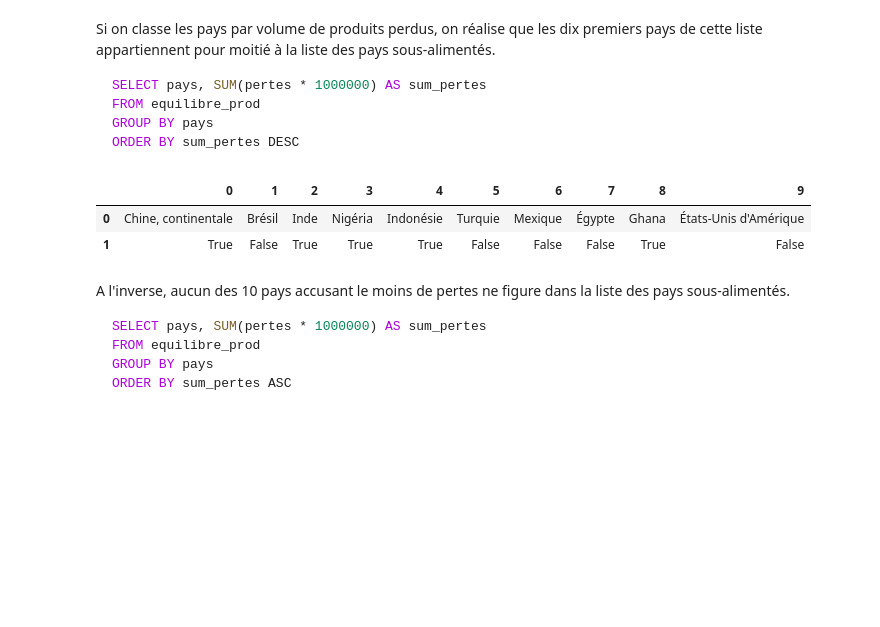
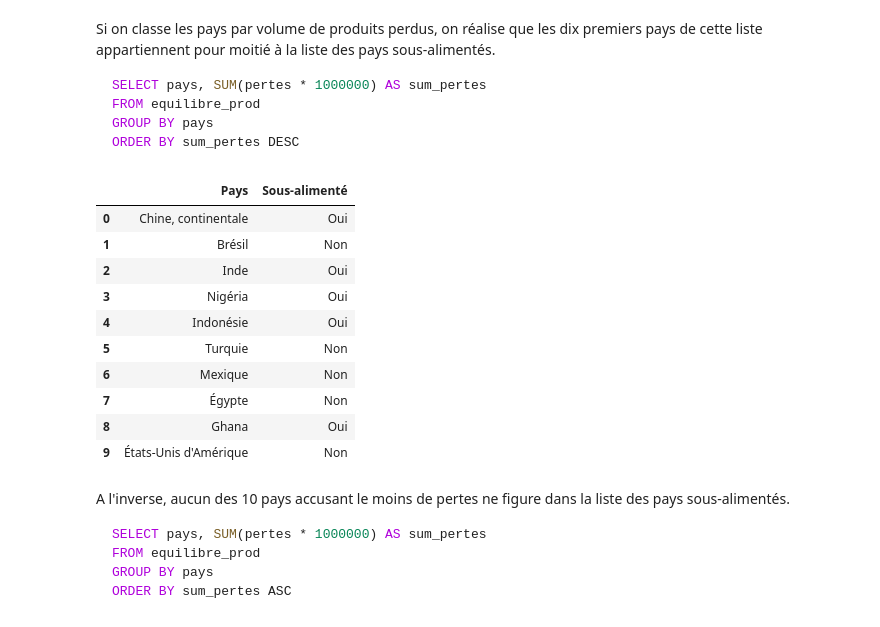
Before and after one commit to gllmfrnr/oc-da, a Jupyter notebook: p3/p3.ipynb, the cells around one changed output. Drawn from its saved outputs; the diff is of its cells as text; code cells hidden in the pictures; blank space fills up the shorter version.

````diff
--- a/p3/p3.ipynb
+++ b/p3/p3.ipynb
@@ -1490,25 +1555,35 @@ ORDER BY sum_pertes DESC
 # %%
 pays_pertes_desc = pd.Series([
     'Chine, continentale',
     'Brésil',
     'Inde',
     'Nigéria',
     'Indonésie',
     'Turquie',
     'Mexique',
     'Égypte',
     'Ghana',
     'États-Unis d\'Amérique'
 ])
 
 pd.DataFrame([
     pays_pertes_desc,
-    pays_pertes_desc.isin(liste_pays_sousnutrition)
-])
+    pays_pertes_desc.isin(liste_pays_sousnutrition).astype(str).replace({
+        'True' : 'Oui',
+        'False' : 'Non'})
+]).T.rename(columns={0 : 'Pays', 1 : 'Sous-alimenté'})
 # %% [output]
-|  | 0 | 1 | 2 | 3 | 4 | 5 | 6 | 7 | 8 | 9 |
-| 0 | Chine, continentale | Brésil | Inde | Nigéria | Indonésie | Turquie | Mexique | Égypte | Ghana | États-Unis d'Amérique |
-| 1 | True | False | True | True | True | False | False | False | True | False |
+|  | Pays | Sous-alimenté |
+| 0 | Chine, continentale | Oui |
+| 1 | Brésil | Non |
+| 2 | Inde | Oui |
+| 3 | Nigéria | Oui |
+| 4 | Indonésie | Oui |
+| 5 | Turquie | Non |
+| 6 | Mexique | Non |
+| 7 | Égypte | Non |
+| 8 | Ghana | Oui |
+| 9 | États-Unis d'Amérique | Non |
 # %% [markdown]
 A l'inverse, aucun des 10 pays accusant le moins de pertes ne figure dans la liste des pays sous-alimentés.
 ```sql
````
Also changed, not shown: parts of 30 cells of this notebook.
